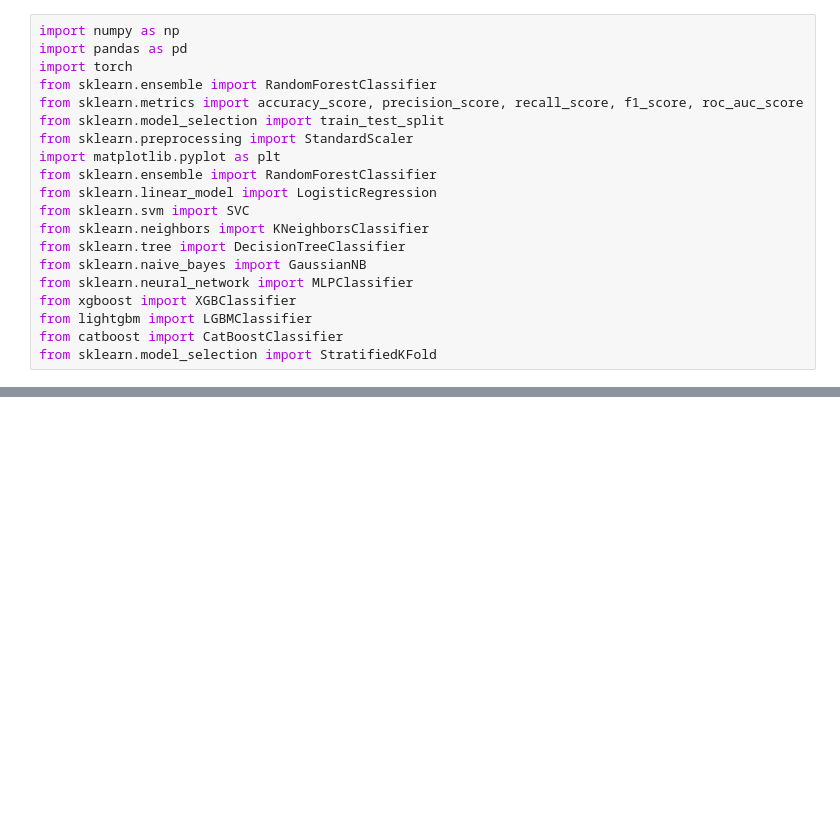
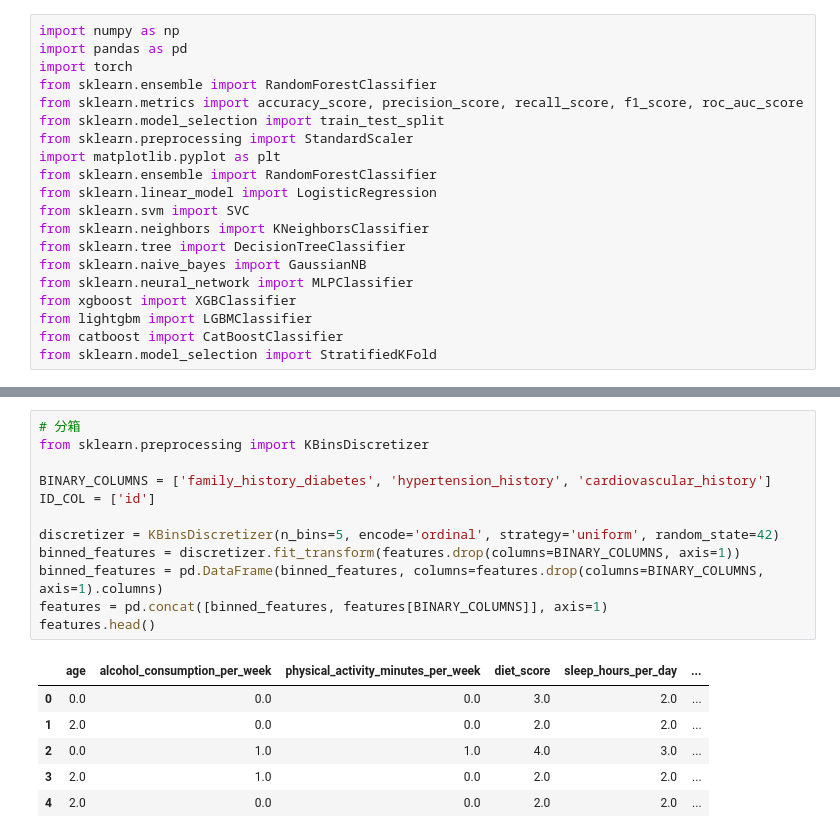
Before and after one commit to Musheng-bot/AI-Project, a Jupyter notebook: run.ipynb, the cells around one changed output, grey strips where cells are left out. Drawn from its saved outputs; the diff is of its cells as text; blank space fills up the shorter version.

```diff
--- a/run.ipynb
+++ b/run.ipynb
@@ -59,3 +61,22 @@ features.head()
+# %%
+# 分箱
+from sklearn.preprocessing import KBinsDiscretizer
+
+BINARY_COLUMNS = ['family_history_diabetes', 'hypertension_history', 'cardiovascular_history']
+ID_COL = ['id']
+
+discretizer = KBinsDiscretizer(n_bins=5, encode='ordinal', strategy='uniform', random_state=42)
+binned_features = discretizer.fit_transform(features.drop(columns=BINARY_COLUMNS, axis=1))
+binned_features = pd.DataFrame(binned_features, columns=features.drop(columns=BINARY_COLUMNS, axis=1).columns)
+features = pd.concat([binned_features, features[BINARY_COLUMNS]], axis=1)
+features.head()
+# %% [output]
+|  | age | alcohol_consumption_per_week | physical_activity_minutes_per_week | diet_score | sleep_hours_per_day | ... |
+| 0 | 0.0 | 0.0 | 0.0 | 3.0 | 2.0 | ... |
+| 1 | 2.0 | 0.0 | 0.0 | 2.0 | 2.0 | ... |
+| 2 | 0.0 | 1.0 | 1.0 | 4.0 | 3.0 | ... |
+| 3 | 2.0 | 1.0 | 0.0 | 2.0 | 2.0 | ... |
+| 4 | 2.0 | 0.0 | 0.0 | 2.0 | 2.0 | ... |
 # %%
 skf = StratifiedKFold(n_splits=5, shuffle=True, random_state=42)
 params = {
```
Also changed, not shown: parts of 12 cells of this notebook, 1 other file.
